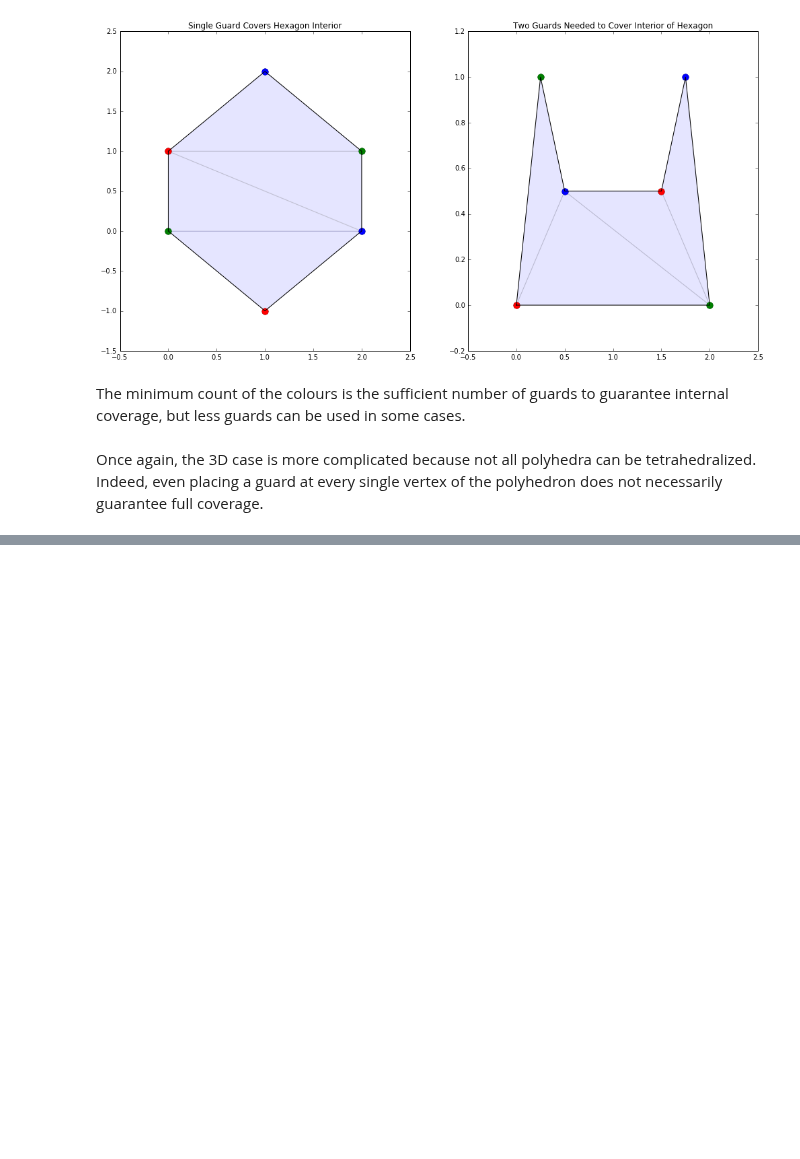
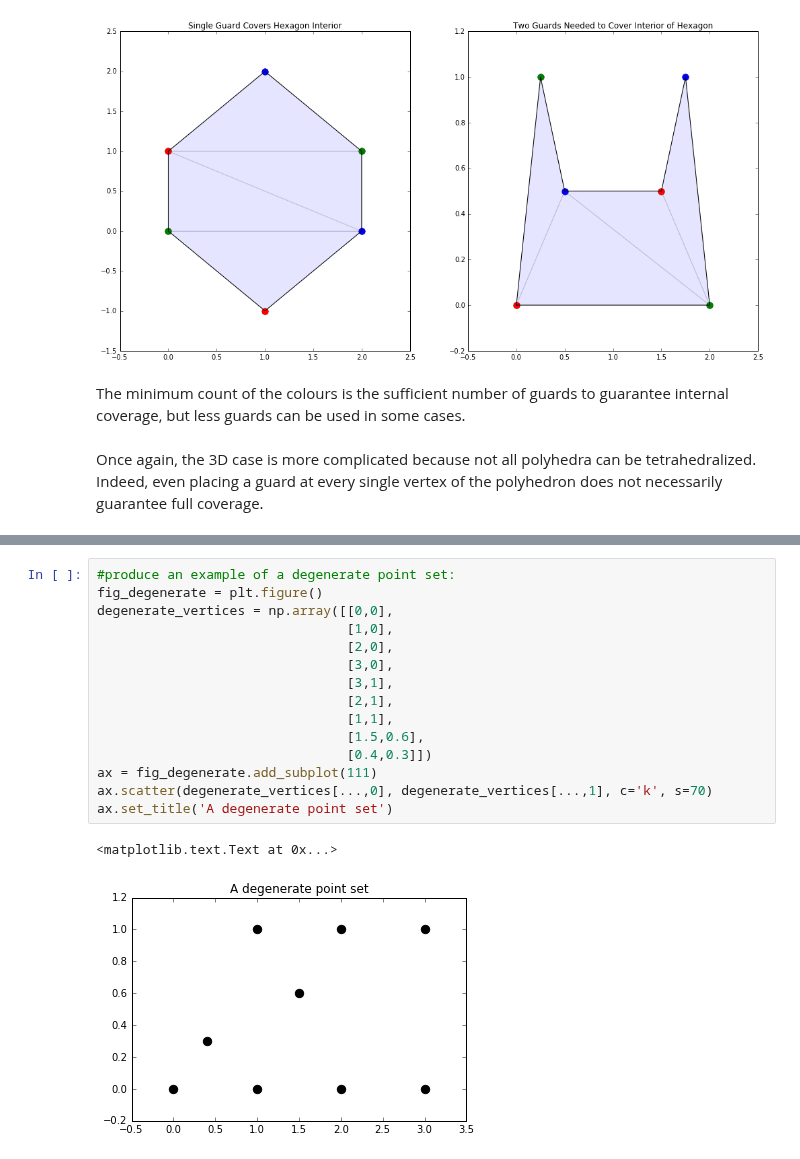
Before and after one commit to tylerjereddy/pycon-2016, a Jupyter notebook: computational_geometry_tutorial.ipynb, the cells around one changed output, grey strips where cells are left out. Drawn from its saved outputs; the diff is of its cells as text; blank space fills up the shorter version.

```diff
--- a/computational_geometry_tutorial.ipynb
+++ b/computational_geometry_tutorial.ipynb
@@ -374,0 +397,18 @@ Once again, the 3D case is more complicated because not all polyhedra can be tet
+# %%
+#produce an example of a degenerate point set:
+fig_degenerate = plt.figure()
+degenerate_vertices = np.array([[0,0],
+                                [1,0],
+                                [2,0],
+                                [3,0],
+                                [3,1],
+                                [2,1],
+                                [1,1],
+                                [1.5,0.6],
+                                [0.4,0.3]])
+ax = fig_degenerate.add_subplot(111)
+ax.scatter(degenerate_vertices[...,0], degenerate_vertices[...,1], c='k', s=70)
+ax.set_title('A degenerate point set')
+# %% [output]
+<matplotlib.text.Text at 0x...>
+[figure, added]
```
Also changed, not shown: parts of 10 cells of this notebook, 1 other file.
